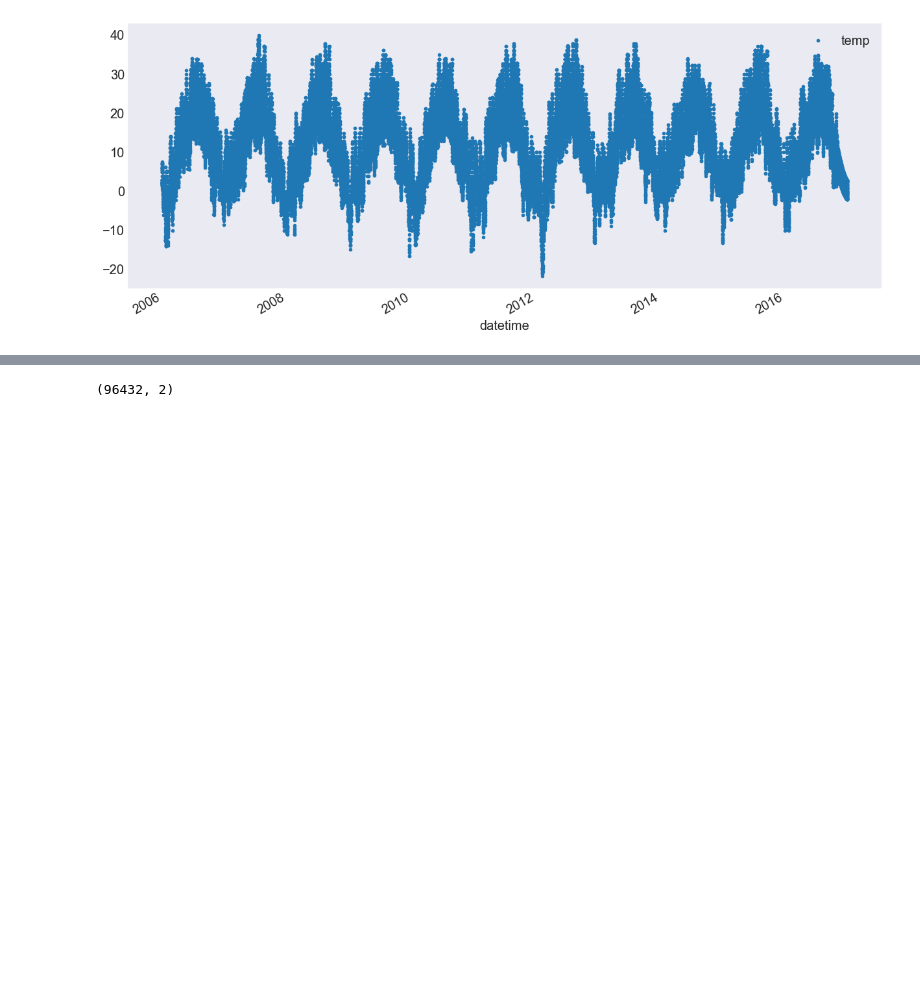
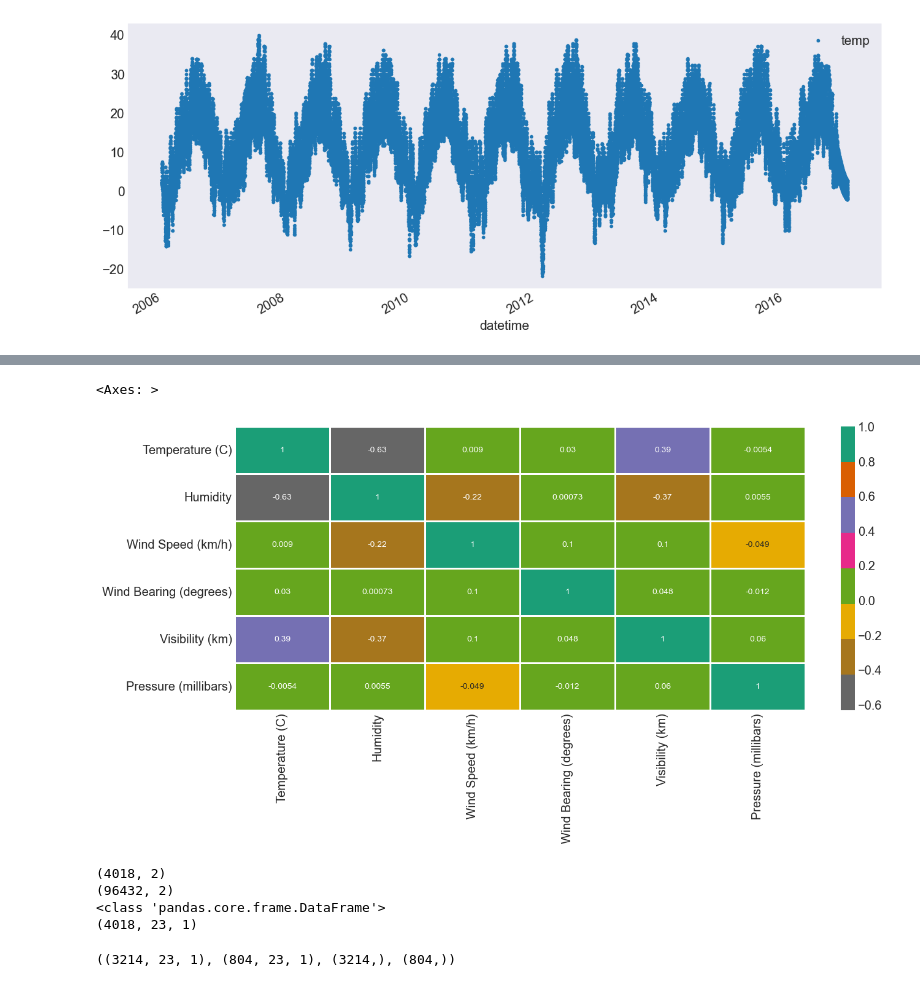
Before and after one commit to DAI-ai-code/DNN, a Jupyter notebook: day9/2_rnn_intro.ipynb, the cells around one changed output, grey strips where cells are left out. Saved outputs shown, nothing was run; the diff lists cells and outputs as text; code cells hidden in the pictures; blank space fills up the shorter version.

```diff
--- a/day9/2_rnn_intro.ipynb
+++ b/day9/2_rnn_intro.ipynb
@@ -186,0 +211,5 @@ ax.grid()
+# %%
+sns.heatmap(data=data_df[num_cols].corr(), annot=True, cmap='Dark2_r', linewidths=2)
+# %% [output]
+<Axes: >
+[figure, added]
@@ -194,15 +233,31 @@ model.add(tf.keras.layers.Dense(1, activation='linear'))
 # %%
-wax = model.get_weights()[0].shape
-waa = model.get_weights()[1].shape
-baa = model.get_weights()[2].shape
-way = model.get_weights()[3].shape
-bay = model.get_weights()[4].shape
 
-time_step = 24
+
 y_idx = np.arange(time_step, temp_df.shape[0], time_step)
+y_df = temp_df.iloc[y_idx]
 
-y_df = temp_df.iloc[y_idx]
+print(y_df.shape)
+
 X_df = temp_df.iloc[ range(len(y_df) * time_step)]
-X_df.reshape( (len(y_df)) )
+print(X_df.shape)
+print(type(X_df))
+X = np.reshape(X_df['temp'].to_numpy(), (len(y_df), time_step))
+X = X[ : ,:23]
+X = np.reshape(X, (X.shape[0], X.shape[1], 1))
+
+print(X.shape)
 # %% [output]
+(4018, 2)
 (96432, 2)
+<class 'pandas.core.frame.DataFrame'>
+(4018, 23, 1)
+# %%
+split = int(y_df.shape[0] * (1 - TEST_SIZE))
+X_train = X[:split]
+X_test = X[split:]
+y_train = y_df['temp'].to_numpy()[:split]
+y_test = y_df['temp'].to_numpy()[split:]
+
+X_train.shape , X_test.shape ,y_train.shape, y_test.shape
+# %% [output]
+((3214, 23, 1), (804, 23, 1), (3214,), (804,))
```
Also changed, not shown: parts of 14 cells of this notebook, 3 other files.
